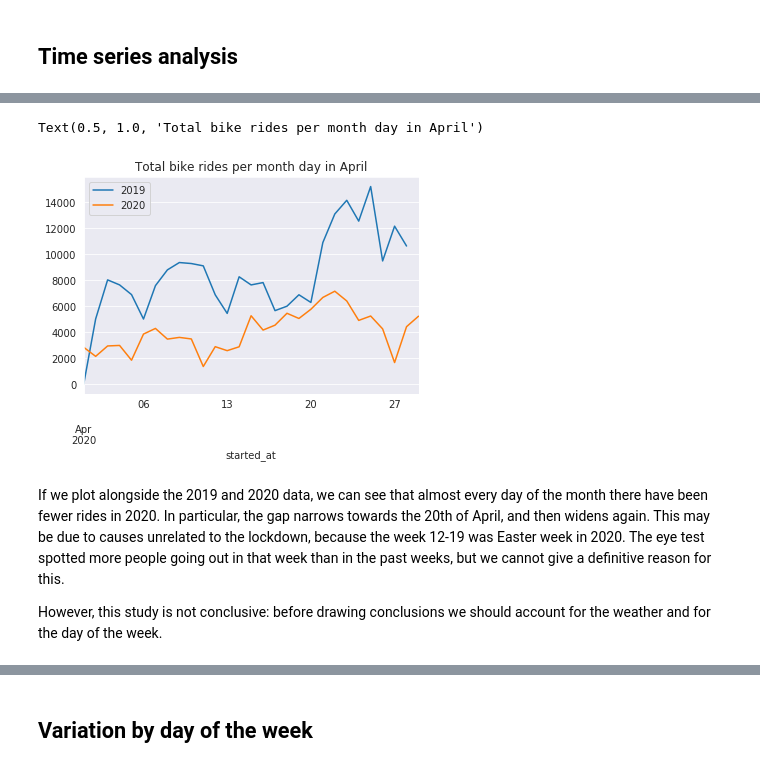
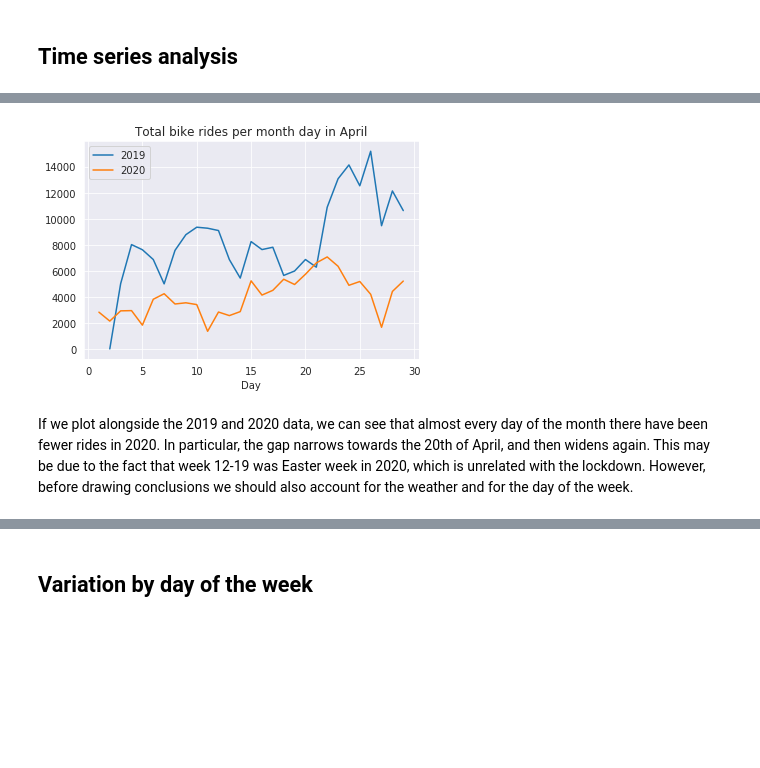
Before and after one commit to Cucni/oslo-bikes-mobility-data, a Jupyter notebook: April.ipynb, the cells around one changed output, grey strips where cells are left out. Drawn from its saved outputs; the diff is of its cells as text; code cells hidden in the pictures; blank space fills up the shorter version.

```diff
--- a/April.ipynb
+++ b/April.ipynb
@@ -275,0 +264,10 @@ df_counts = pd.concat([df_19_counts,df_20_counts],sort=True)
+# %%
+groups = df_19.groupby(df_19['started_at'].dt.date)
+
+
+days_19 = groups['duration'].aggregate([np.size,np.sum])
+days_19.columns = ['Total rides','Total duration']
+days_19.index = days_19.index.astype('datetime64[ns]').day
+days_19.index.name = 'Day'
+days_19['Year'] = 2019
+days_19
@@ -275,0 +293,10 @@ df_counts = pd.concat([df_19_counts,df_20_counts],sort=True)
+# %%
+groups = df_20.groupby(df_20['started_at'].dt.date)
+
+
+days_20 = groups['duration'].aggregate([np.size,np.sum])
+days_20.columns = ['Total rides','Total duration']
+days_20.index = days_20.index.astype('datetime64[ns]').day
+days_20.index.name = 'Day'
+days_20['Year'] = 2020
+days_20
@@ -276,12 +322,9 @@ df_counts = pd.concat([df_19_counts,df_20_counts],sort=True)
 # %%
-df_19_counts.iloc[:,0].plot()
-df_20_counts.iloc[:,0].plot()
+days_19['Total rides'].plot()
+days_20['Total rides'].plot()
 plt.legend(['2019','2020'])
-plt.title('Total bike rides per month day in April')
+plt.title('Total bike rides per month day in April');
 # %% [output]
-Text(0.5, 1.0, 'Total bike rides per month day in April')
-[figure, old version]
+[figure, new version]
 # %% [markdown]
-If we plot alongside the 2019 and 2020 data, we can see that almost every day of the month there have been fewer rides in 2020. In particular, the gap narrows towards the 20th of April, and then widens again. This may be due to causes unrelated to the lockdown, because the week 12-19 was Easter week in 2020. The eye test spotted more people going out in that week than in the past weeks, but we cannot give a definitive reason for this.
-
-However, this study is not conclusive: before drawing conclusions we should account for the weather and for the day of the week.
+If we plot alongside the 2019 and 2020 data, we can see that almost every day of the month there have been fewer rides in 2020. In particular, the gap narrows towards the 20th of April, and then widens again. This may be due to the fact that week 12-19 was Easter week in 2020, which is unrelated with the lockdown. However, before drawing conclusions we should also account for the weather and for the day of the week.
```
Also changed, not shown: parts of 23 cells of this notebook.
